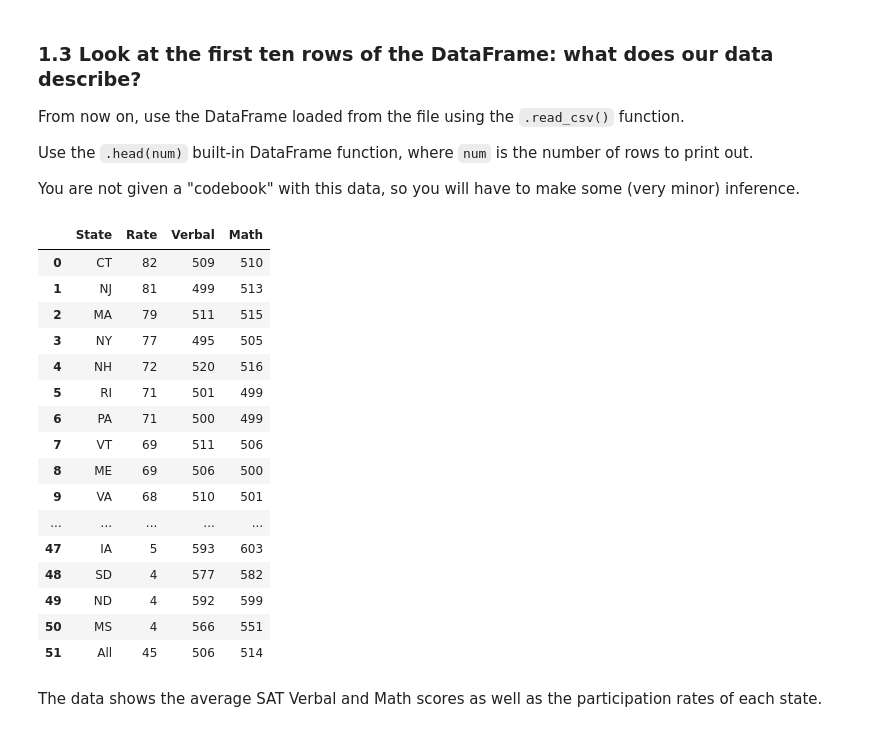
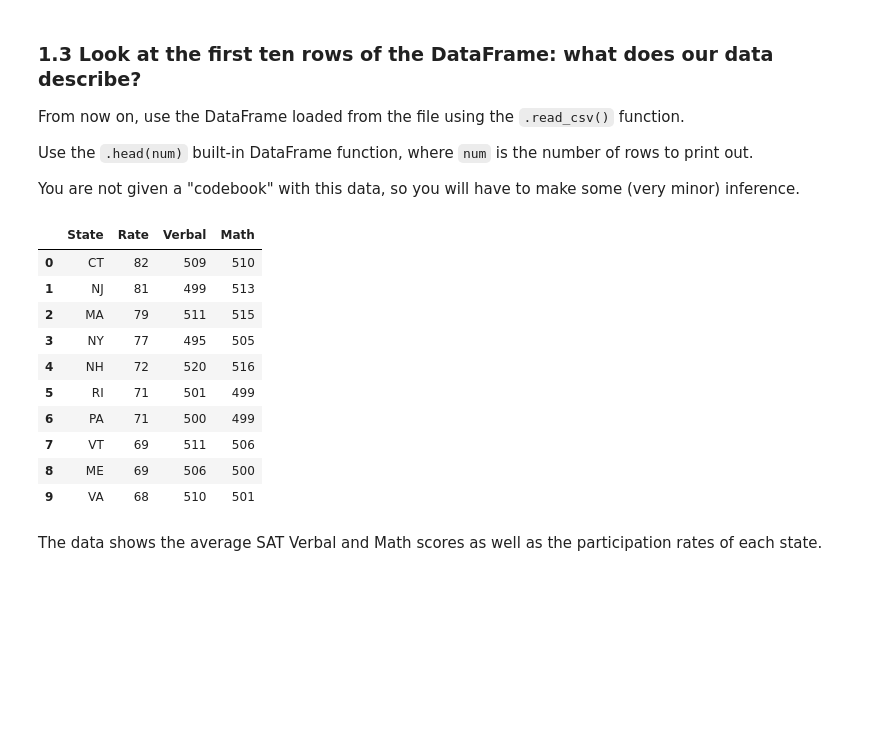
Before and after one commit to shauncheungkt/project-2, a Jupyter notebook: project-two/project-02-v2-starter-code.ipynb, the cells around one changed output. Cells and saved outputs as stored; diff of their text form; code cells hidden in the pictures; blank space fills up the shorter version.

```diff
--- a/project-two/project-02-v2-starter-code.ipynb
+++ b/project-two/project-02-v2-starter-code.ipynb
@@ -152,25 +152,19 @@ Use the `.head(num)` built-in DataFrame function, where `num` is the number of r
 
 You are not given a "codebook" with this data, so you will have to make some (very minor) inference.
 # %%
-pandas_func_satscores
+pandas_func_satscores.head(10)
 # %% [output]
 |  | State | Rate | Verbal | Math |
 | 0 | CT | 82 | 509 | 510 |
 | 1 | NJ | 81 | 499 | 513 |
 | 2 | MA | 79 | 511 | 515 |
 | 3 | NY | 77 | 495 | 505 |
 | 4 | NH | 72 | 520 | 516 |
 | 5 | RI | 71 | 501 | 499 |
 | 6 | PA | 71 | 500 | 499 |
 | 7 | VT | 69 | 511 | 506 |
 | 8 | ME | 69 | 506 | 500 |
 | 9 | VA | 68 | 510 | 501 |
-| ... | ... | ... | ... | ... |
-| 47 | IA | 5 | 593 | 603 |
-| 48 | SD | 4 | 577 | 582 |
-| 49 | ND | 4 | 592 | 599 |
-| 50 | MS | 4 | 566 | 551 |
-| 51 | All | 45 | 506 | 514 |
 # %% [markdown]
 The data shows the average SAT Verbal and Math scores as well as the participation rates of each state.
 # %% [markdown]
```
Also changed, not shown: parts of 13 cells of this notebook.
